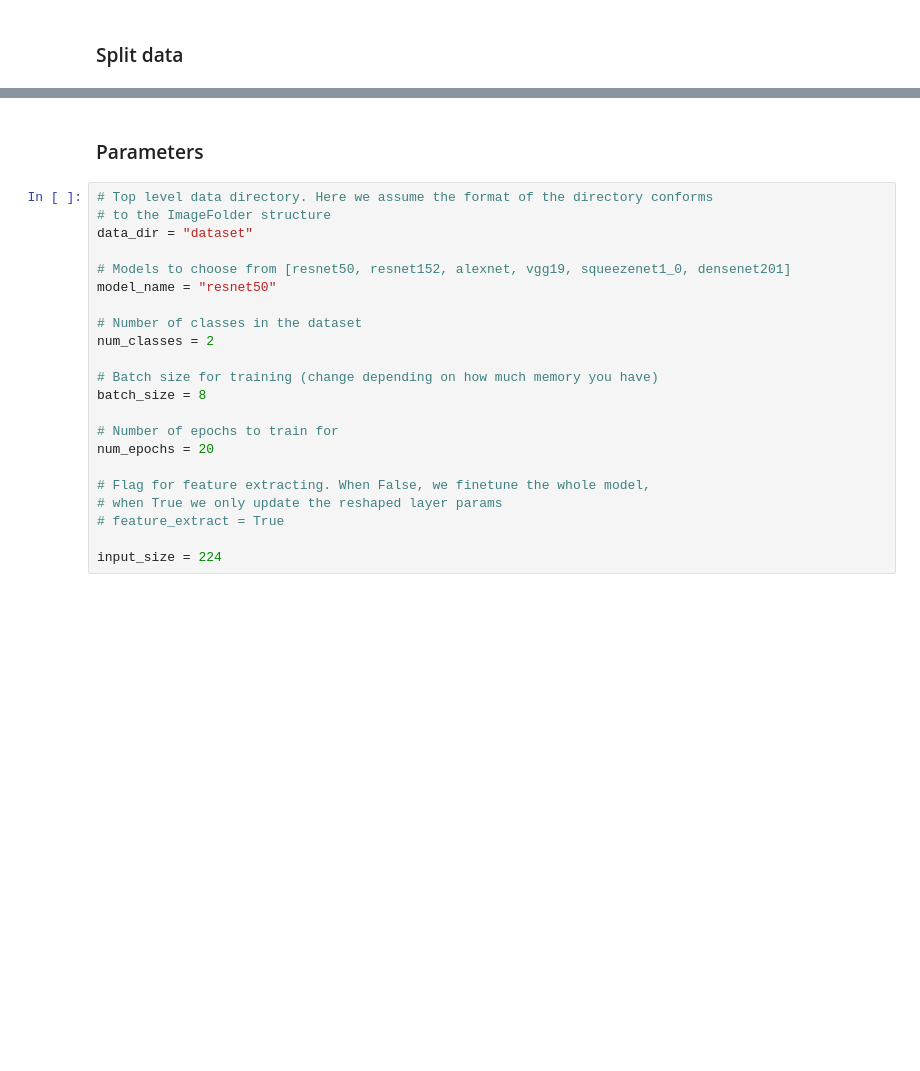
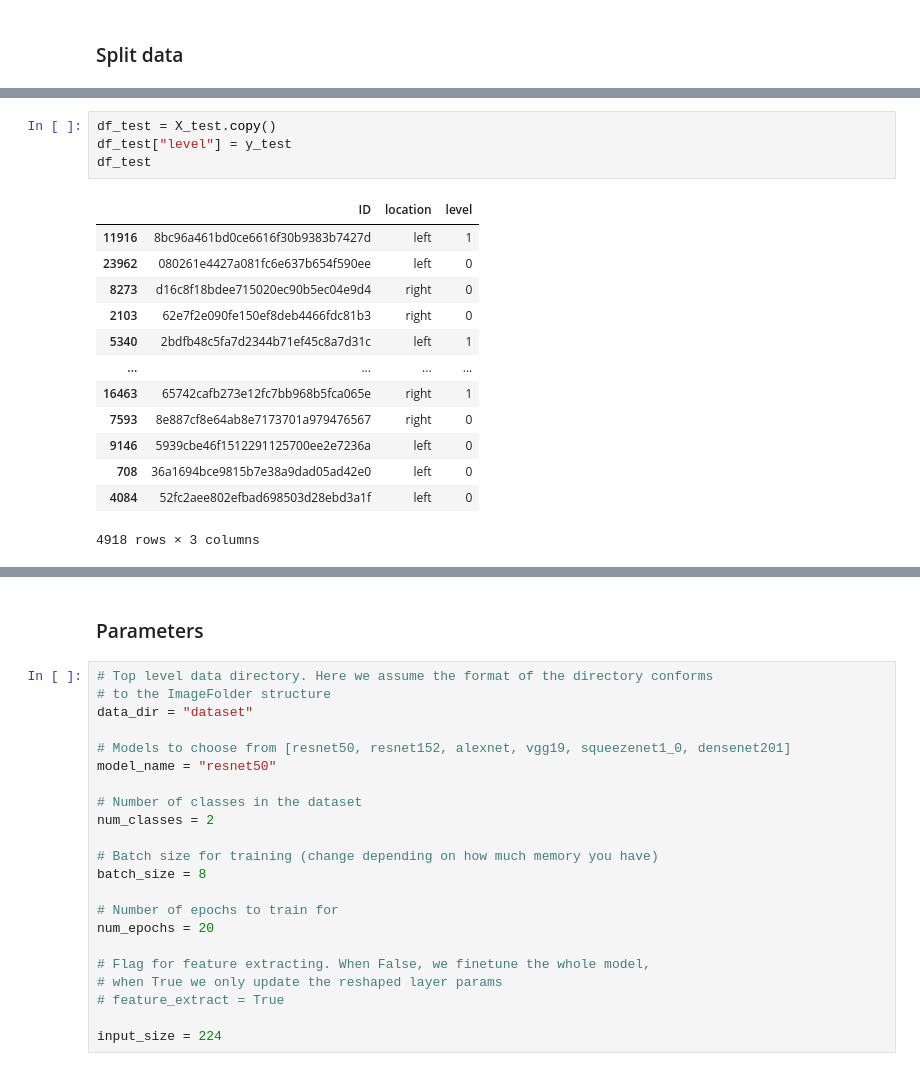
Before and after one commit to win7/GC_DiabeticRetinopathies, a Jupyter notebook: Go_transfer_learning_template.ipynb, the cells around one changed output, grey strips where cells are left out. Drawn from its saved outputs; the diff is of its cells as text; blank space fills up the shorter version.

```diff
--- a/Go_transfer_learning_template.ipynb
+++ b/Go_transfer_learning_template.ipynb
@@ -428,0 +556,18 @@ time: 19 ms (started: 2023-07-01 09:30:44 -05:00)
+# %%
+df_test = X_test.copy()
+df_test["level"] = y_test
+df_test
+# %% [output]
+|  | ID | location | level |
+| 11916 | 8bc96a461bd0ce6616f30b9383b7427d | left | 1 |
+| 23962 | 080261e4427a081fc6e637b654f590ee | left | 0 |
+| 8273 | d16c8f18bdee715020ec90b5ec04e9d4 | right | 0 |
+| 2103 | 62e7f2e090fe150ef8deb4466fdc81b3 | right | 0 |
+| 5340 | 2bdfb48c5fa7d2344b71ef45c8a7d31c | left | 1 |
+| ... | ... | ... | ... |
+| 16463 | 65742cafb273e12fc7bb968b5fca065e | right | 1 |
+| 7593 | 8e887cf8e64ab8e7173701a979476567 | right | 0 |
+| 9146 | 5939cbe46f1512291125700ee2e7236a | left | 0 |
+| 708 | 36a1694bce9815b7e38a9dad05ad42e0 | left | 0 |
+| 4084 | 52fc2aee802efbad698503d28ebd3a1f | left | 0 |
+4918 rows × 3 columns
```
Also changed, not shown: parts of 22 cells of this notebook.
